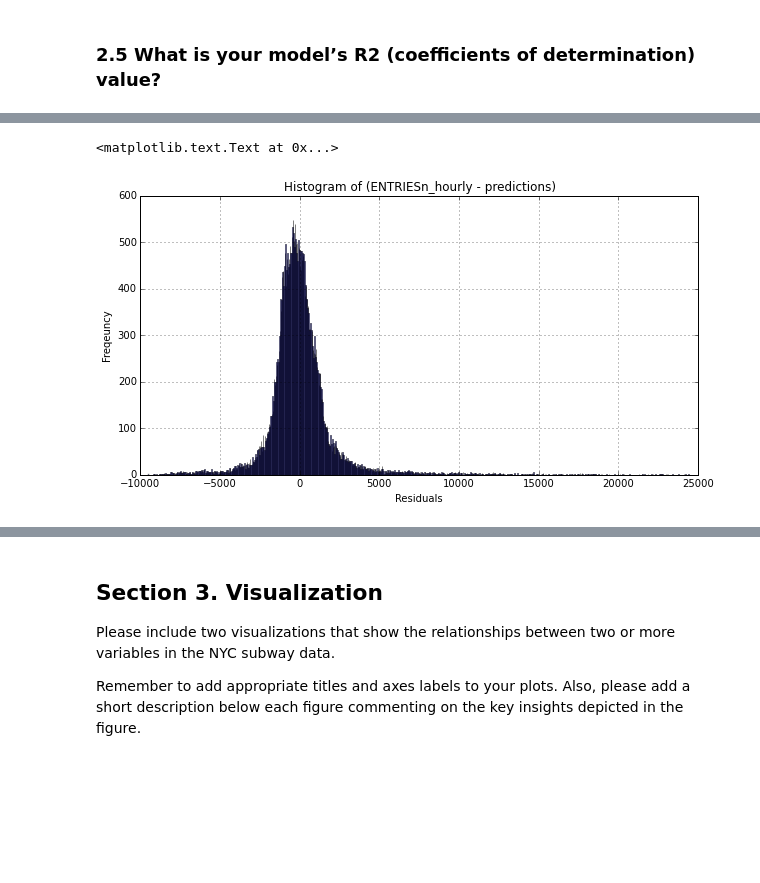
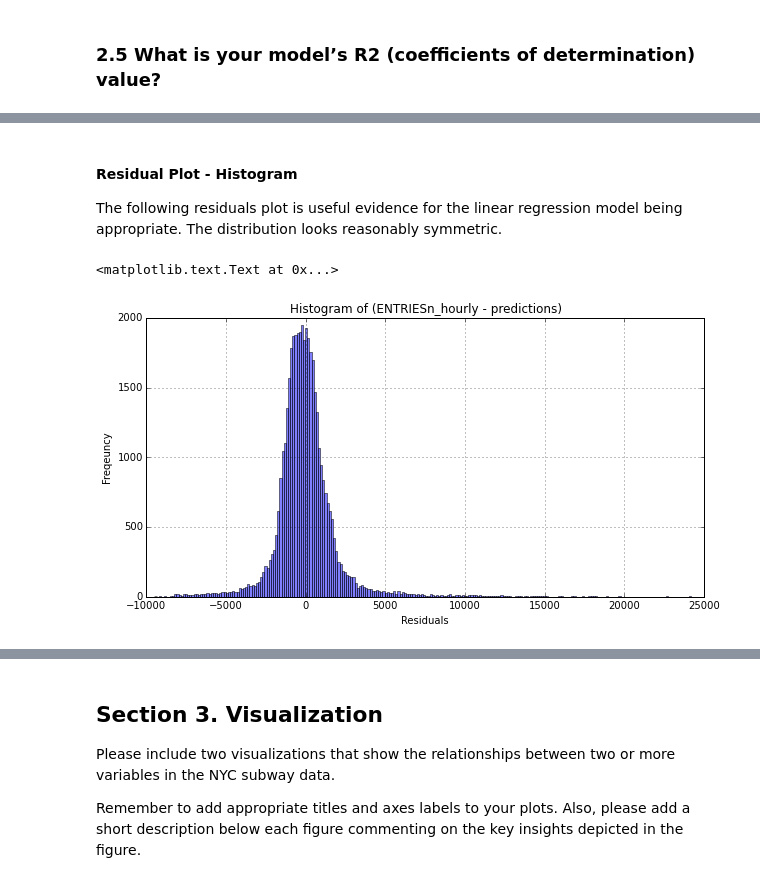
Before and after one commit to craignicholson/P2-1, a Jupyter notebook: Data_Analyst_ND_Project2.ipynb, the cells around one changed output, grey strips where cells are left out. Saved outputs shown, nothing was run; the diff lists cells and outputs as text; code cells hidden in the pictures; blank space fills up the shorter version.

```diff
--- a/Data_Analyst_ND_Project2.ipynb
+++ b/Data_Analyst_ND_Project2.ipynb
@@ -432,13 +535,19 @@ Inspection of Q-Q Plots revealed that ENTRIESn_hourly was not normally distribut
 The OLS method from Statsmodels is used to compute the coefficients that and produce predictions for the ENTRIES_hourly.
 # %%
 values  = df['ENTRIESn_hourly']
-#features = df[["meanprecipi","rain","tempi","hour","day_week"]]
-#features = df[["meanprecipi","rain","hour","day_week"]]
-features = df[["meanprecipi","rain","hour","day_week","meanwspdi"]]
+features = df[["precipi","rain","hour","wspdi", "fog","tempi","pressurei"]]
 
 dummy_units = pd.get_dummies(df['UNIT'], prefix='unit')
 features = features.join(dummy_units)
 
+dummy_units = pd.get_dummies(df['conds'], prefix='conds')
+features = features.join(dummy_units)
+
+dummy_units = pd.get_dummies(df['day_week'], prefix='dow')
+features = features.join(dummy_units)
+
+#dummy_units = pd.get_dummies(df['station'], prefix='station')
+#features = features.join(dummy_units)
 Y = values
 X = features
 X = sm.add_constant(X)
@@ -577,10 +698,15 @@ symmetric.
+# %% [markdown]
+#### Residual Plot - Histogram
+
+The following residuals plot is useful evidence for the linear regression model being appropriate. The distribution  looks reasonably symmetric.
 # %%
 residuals = df['ENTRIESn_hourly'] - predictions
+# how can I be sure the dataframe and predications line up on the correct row
 plt.figure()
-residuals.hist(bins=1000,alpha=0.5)
+residuals.hist(bins=250,alpha=0.5)
 plt.title(r'Histogram of (ENTRIESn_hourly - predictions)')
 plt.xlabel('Residuals')
 plt.ylabel('Freqeuncy')
 # %% [output]
 <matplotlib.text.Text at 0x...>
-[figure, old version]
+[figure, new version]
```
Also changed, not shown: parts of 67 cells of this notebook.
